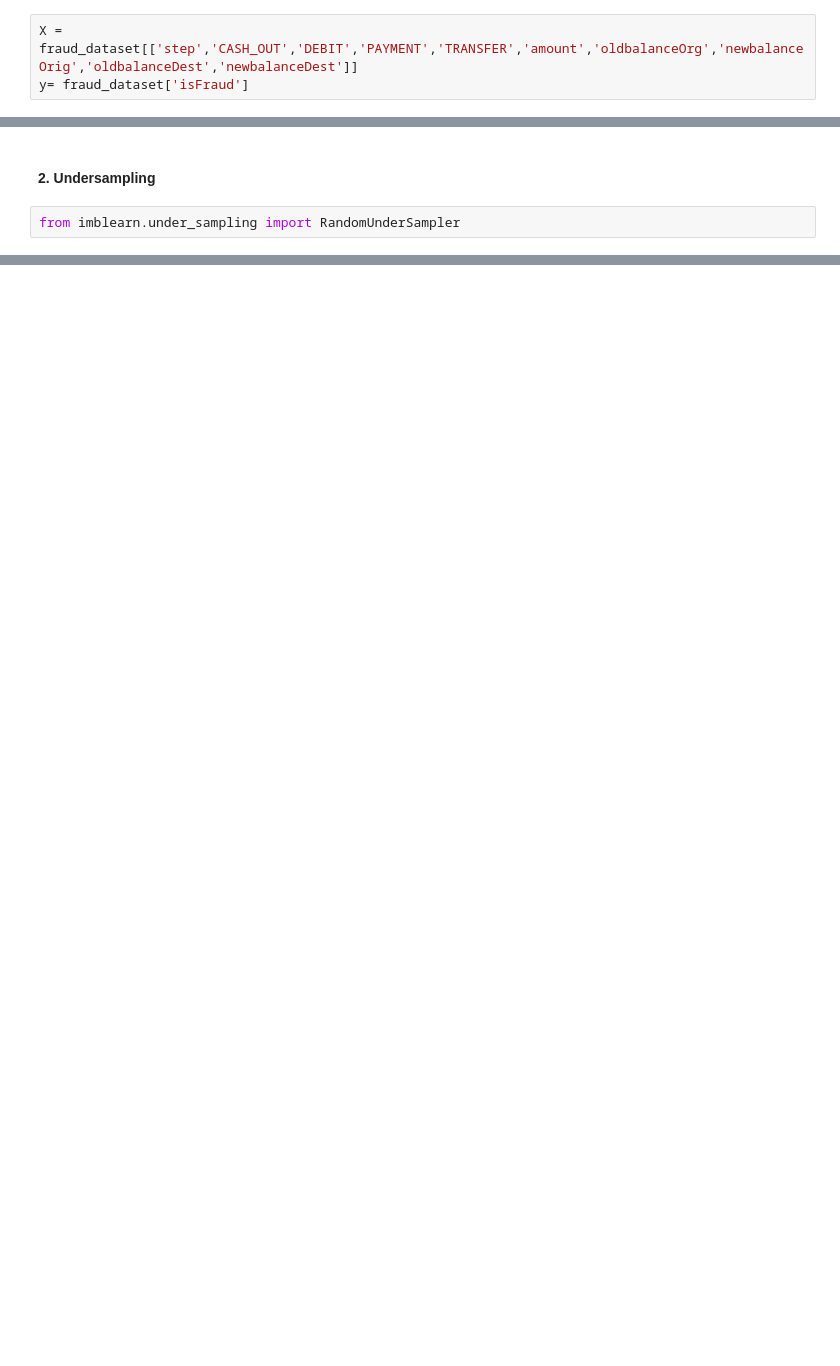
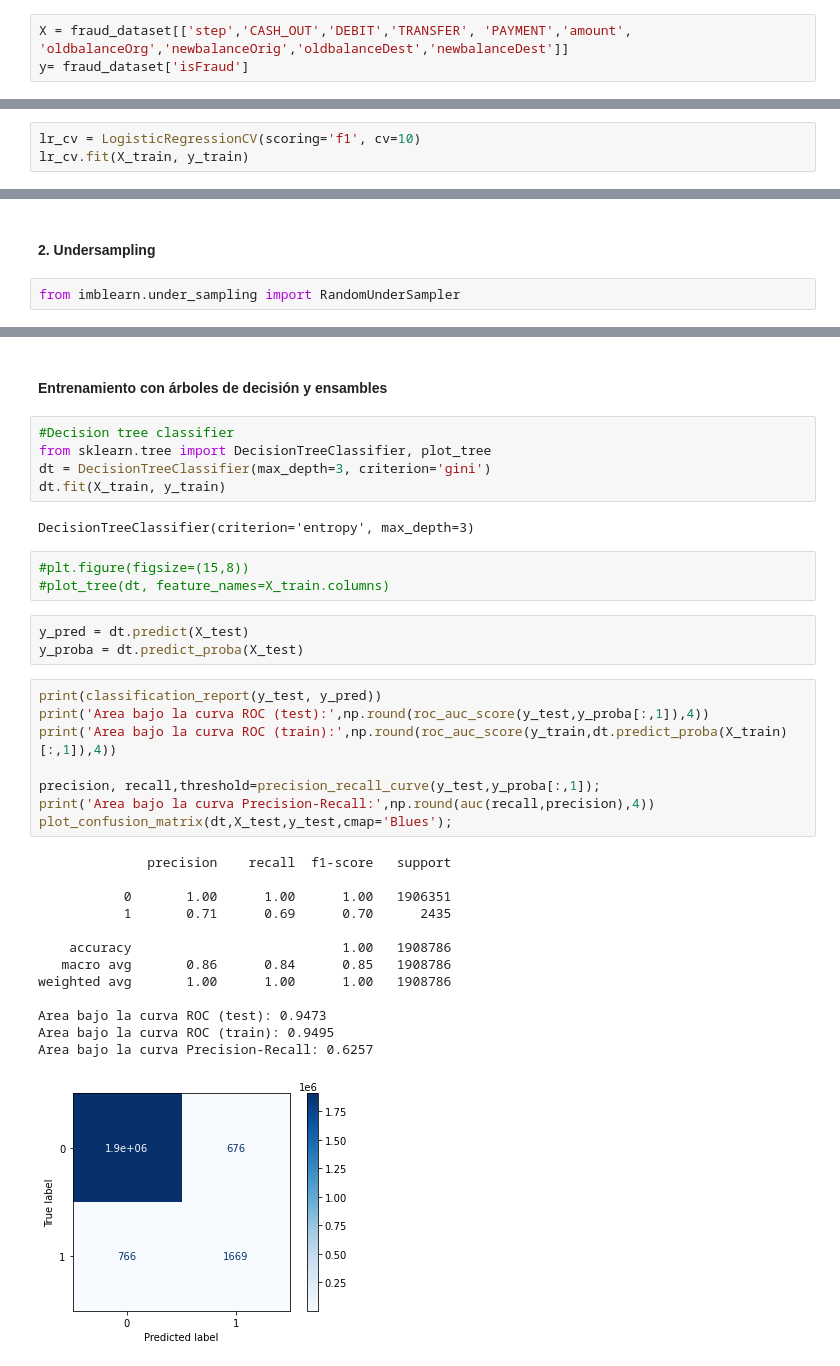
Before and after one commit to marianataglio/fraud_detection, a Jupyter notebook: 01_exploratoryanalysis.ipynb, the cells around one changed output, grey strips where cells are left out. Saved outputs shown, nothing was run; the diff lists cells and outputs as text; blank space fills up the shorter version.

Commit message:
train baselone model, balance data, train tree and ensemble models

```diff
--- a/01_exploratoryanalysis.ipynb
+++ b/01_exploratoryanalysis.ipynb
@@ -207,3 +209,3 @@ fraud_dataset.head()
 # %%
-X = fraud_dataset[['step','CASH_OUT','DEBIT','PAYMENT','TRANSFER','amount','oldbalanceOrg','newbalanceOrig','oldbalanceDest','newbalanceDest']]
+X = fraud_dataset[['step','CASH_OUT','DEBIT','TRANSFER', 'PAYMENT','amount', 'oldbalanceOrg','newbalanceOrig','oldbalanceDest','newbalanceDest']]
 y= fraud_dataset['isFraud']
@@ -263,2 +280,5 @@ Name: isFraud, dtype: float64
 # %%
 from sklearn.linear_model import LogisticRegressionCV
+# %%
+lr_cv = LogisticRegressionCV(scoring='f1', cv=10)
+lr_cv.fit(X_train, y_train)
@@ -358,0 +430,37 @@ Resultados con oversampling:
+# %% [markdown]
+#### Entrenamiento con árboles de decisión y ensambles
+# %%
+#Decision tree classifier
+from sklearn.tree import DecisionTreeClassifier, plot_tree
+dt = DecisionTreeClassifier(max_depth=3, criterion='gini')
+dt.fit(X_train, y_train)
+# %% [output]
+DecisionTreeClassifier(criterion='entropy', max_depth=3)
+# %%
+#plt.figure(figsize=(15,8))
+#plot_tree(dt, feature_names=X_train.columns)
+# %%
+y_pred = dt.predict(X_test)
+y_proba = dt.predict_proba(X_test)
+# %%
+print(classification_report(y_test, y_pred))
+print('Area bajo la curva ROC (test):',np.round(roc_auc_score(y_test,y_proba[:,1]),4))
+print('Area bajo la curva ROC (train):',np.round(roc_auc_score(y_train,dt.predict_proba(X_train)[:,1]),4))
+
+precision, recall,threshold=precision_recall_curve(y_test,y_proba[:,1]);
+print('Area bajo la curva Precision-Recall:',np.round(auc(recall,precision),4))
+plot_confusion_matrix(dt,X_test,y_test,cmap='Blues');
+# %% [output]
+              precision    recall  f1-score   support
+
+           0       1.00      1.00      1.00   1906351
+           1       0.71      0.69      0.70      2435
+
+    accuracy                           1.00   1908786
+   macro avg       0.86      0.84      0.85   1908786
+weighted avg       1.00      1.00      1.00   1908786
+
+Area bajo la curva ROC (test): 0.9473
+Area bajo la curva ROC (train): 0.9495
+Area bajo la curva Precision-Recall: 0.6257
+[figure, added]
```
Also changed, not shown: parts of 44 cells of this notebook.
